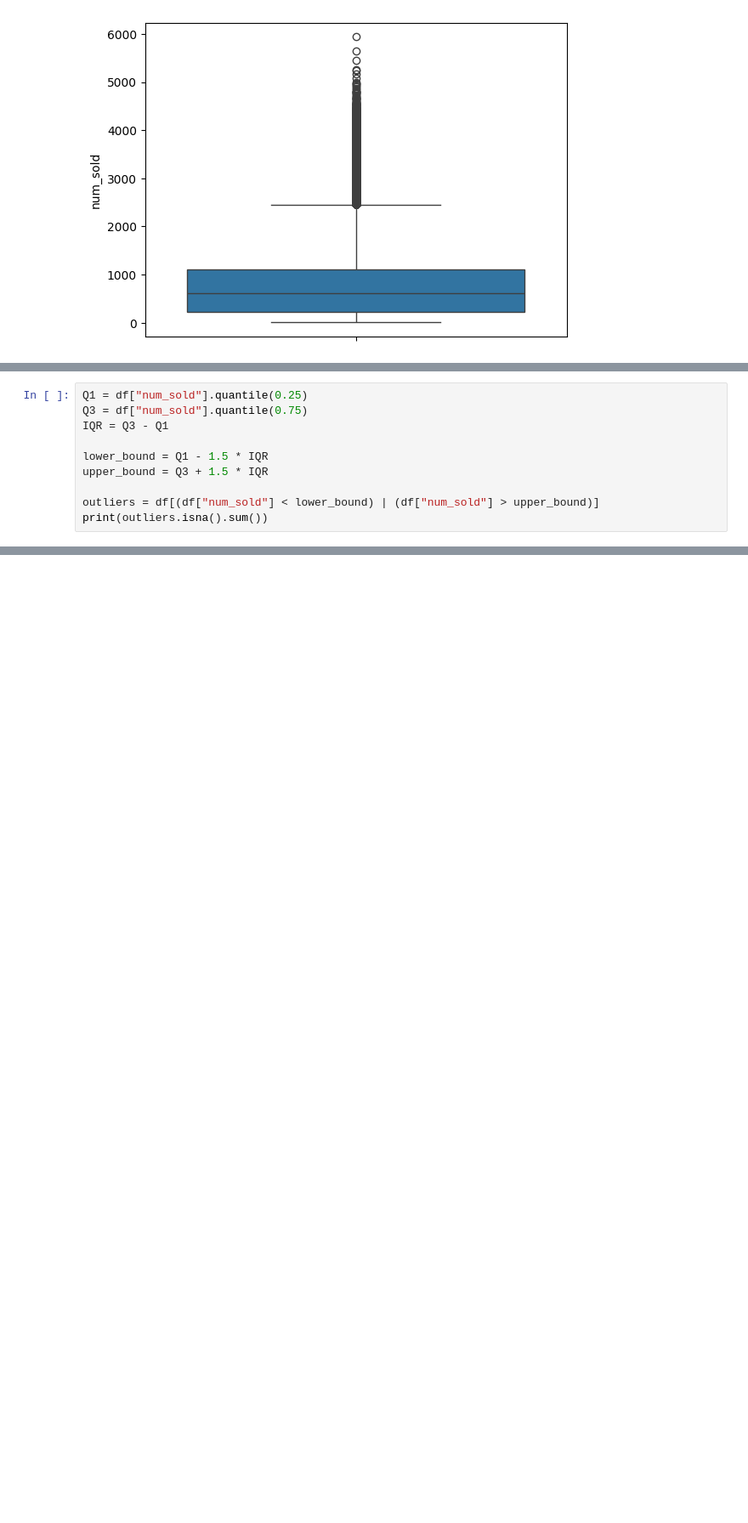
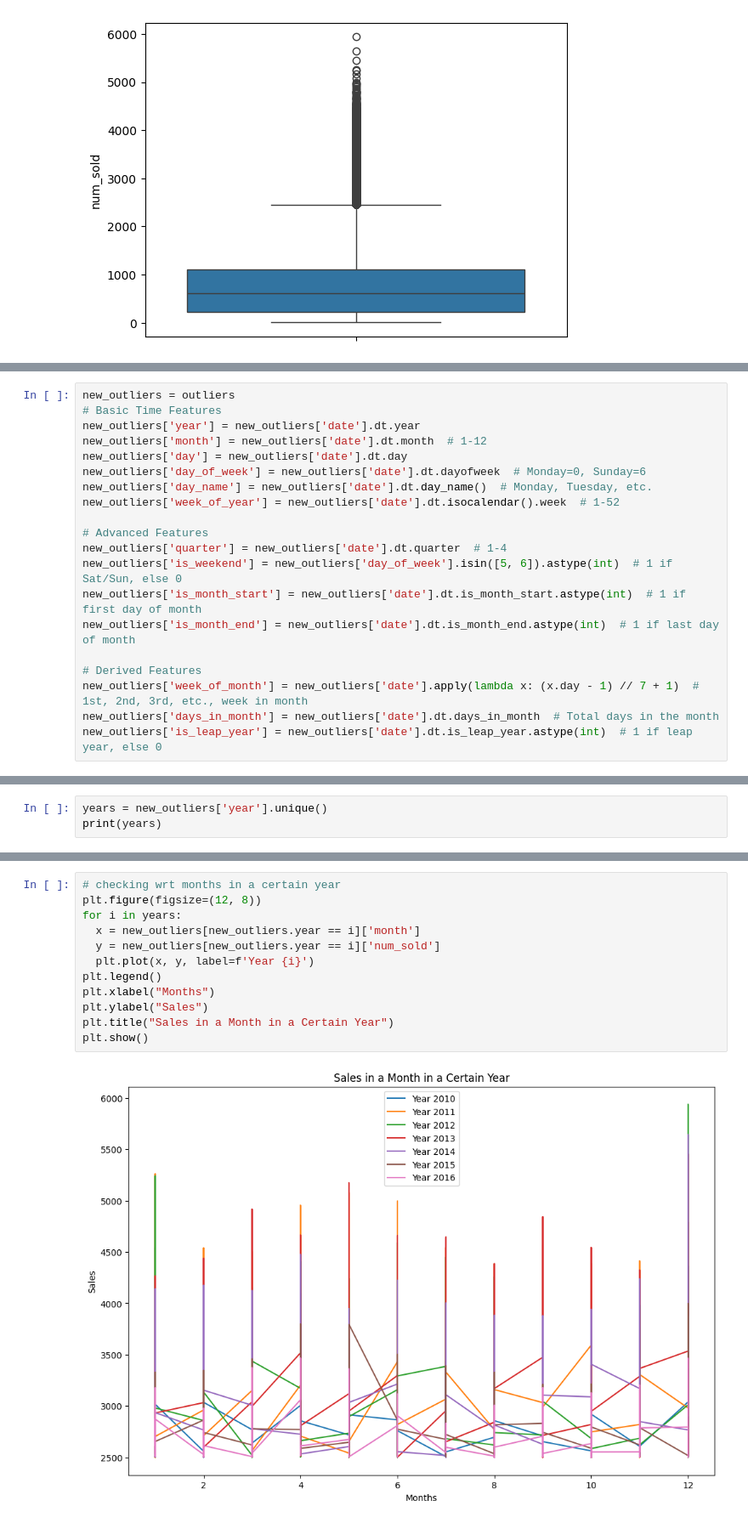
Before and after one commit to tselane2110/Forecasting-Sticker-Sales, a Jupyter notebook: StickerSalesForecasting.ipynb, the cells around one changed output, grey strips where cells are left out. Shown: that part at 85% size. Saved outputs shown, nothing was run; the diff lists cells and outputs as text; blank space fills up the shorter version.

```diff
--- a/StickerSalesForecasting.ipynb
+++ b/StickerSalesForecasting.ipynb
@@ -335,10 +289,0 @@ df_new['num_sold'].rolling(window=30).mean().plot()
-# %%
-Q1 = df["num_sold"].quantile(0.25)
-Q3 = df["num_sold"].quantile(0.75)
-IQR = Q3 - Q1
-
-lower_bound = Q1 - 1.5 * IQR
-upper_bound = Q3 + 1.5 * IQR
-
-outliers = df[(df["num_sold"] < lower_bound) | (df["num_sold"] > upper_bound)]
-print(outliers.isna().sum())
@@ -354,0 +290,20 @@ dtype: int64
+# %%
+new_outliers = outliers
+# Basic Time Features
+new_outliers['year'] = new_outliers['date'].dt.year
+new_outliers['month'] = new_outliers['date'].dt.month  # 1-12
+new_outliers['day'] = new_outliers['date'].dt.day
+new_outliers['day_of_week'] = new_outliers['date'].dt.dayofweek  # Monday=0, Sunday=6
+new_outliers['day_name'] = new_outliers['date'].dt.day_name()  # Monday, Tuesday, etc.
+new_outliers['week_of_year'] = new_outliers['date'].dt.isocalendar().week  # 1-52
+
+# Advanced Features
+new_outliers['quarter'] = new_outliers['date'].dt.quarter  # 1-4
+new_outliers['is_weekend'] = new_outliers['day_of_week'].isin([5, 6]).astype(int)  # 1 if Sat/Sun, else 0
+new_outliers['is_month_start'] = new_outliers['date'].dt.is_month_start.astype(int)  # 1 if first day of month
+new_outliers['is_month_end'] = new_outliers['date'].dt.is_month_end.astype(int)  # 1 if last day of month
+
+# Derived Features
+new_outliers['week_of_month'] = new_outliers['date'].apply(lambda x: (x.day - 1) // 7 + 1)  # 1st, 2nd, 3rd, etc., week in month
+new_outliers['days_in_month'] = new_outliers['date'].dt.days_in_month  # Total days in the month
+new_outliers['is_leap_year'] = new_outliers['date'].dt.is_leap_year.astype(int)  # 1 if leap year, else 0
@@ -354,0 +336,3 @@ dtype: int64
+# %%
+years = new_outliers['year'].unique()
+print(years)
@@ -354,0 +341,14 @@ dtype: int64
+# %%
+# checking wrt months in a certain year
+plt.figure(figsize=(12, 8))
+for i in years:
+  x = new_outliers[new_outliers.year == i]['month']
+  y = new_outliers[new_outliers.year == i]['num_sold']
+  plt.plot(x, y, label=f'Year {i}')
+plt.legend()
+plt.xlabel("Months")
+plt.ylabel("Sales")
+plt.title("Sales in a Month in a Certain Year")
+plt.show()
+# %% [output]
+[figure, added]
```
Also changed, not shown: parts of 16 cells of this notebook.
